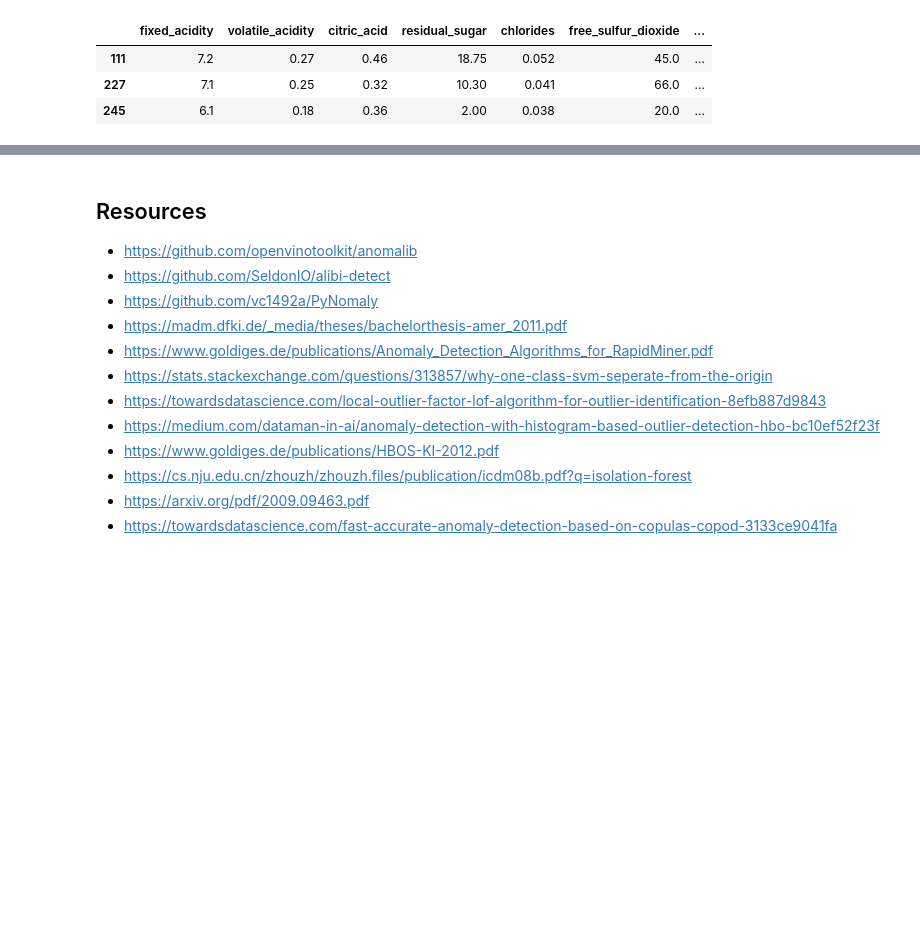
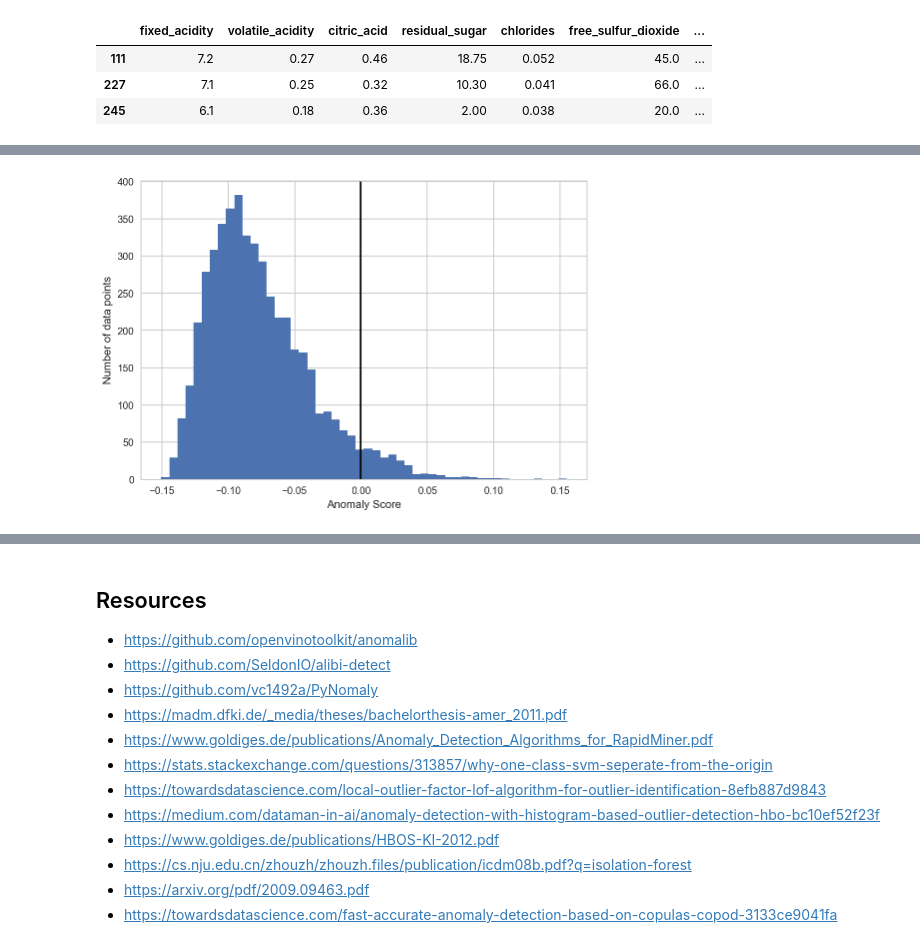
Before and after one commit to hungpq7/tabular-book, a Jupyter notebook: 09-unsupervised-learning/pyod-anomaly-detection.ipynb, the cells around one changed output, grey strips where cells are left out. Cells and saved outputs as stored; diff of their text form; code cells hidden in the pictures; blank space fills up the shorter version.

```diff
--- a/09-unsupervised-learning/pyod-anomaly-detection.ipynb
+++ b/09-unsupervised-learning/pyod-anomaly-detection.ipynb
@@ -158,3 +140,0 @@ model in Pyod can calculate the outlier scores and predict which observation is
-# %%
-dfWine = pd.read_csv(r'../data/wine_quality.csv')
-dfWine.head()
@@ -450,3 +140,0 @@ plt.style.use(['seaborn', 'seaborn-whitegrid'])
-# %%
-dfWine = pd.read_csv(r'../data/wine_quality.csv')
-dfWine.head()
@@ -460,15 +140,0 @@ dfWine.head()
-# %%
-paramsGrid = ParameterGrid({
-    'n_estimators': [50, 100],
-    'max_samples': [0.5, 0.5],
-})
-
-fig, ax = plt.subplots(figsize=(8, 4), nrows=2, ncols=2, constrained_layout=True)
-for i, params in enumerate(paramsGrid):
-    model = IForest(contamination=0.05, **params)
-    model.fit(dfWine)
-    score = model.decision_function(dfWine)
-    thres = model.threshold_
-    ax.flatten()[i].hist(score, bins=50, alpha=0.8)
-    ax.flatten()[i].axvline(thres, c='k')
-plt.show()
@@ -481,0 +149,15 @@ plt.show()
+# %%
+detector = IForest(contamination=0.05)
+detector.fit(dfWine)
+
+scoreOutlier = detector.decision_function(dfWine)
+probOutlier = detector.predict_proba(dfWine)[:, 1]
+flagOutlier = detector.predict(dfWine)
+# %%
+plt.hist(scoreOutlier, bins=50)
+plt.axvline(detector.threshold_, c='k')
+plt.xlabel('Anomaly Score')
+plt.ylabel('Number of data points')
+plt.show()
+# %% [output]
+[figure, added]
```
Also changed, not shown: parts of 67 cells of this notebook.
